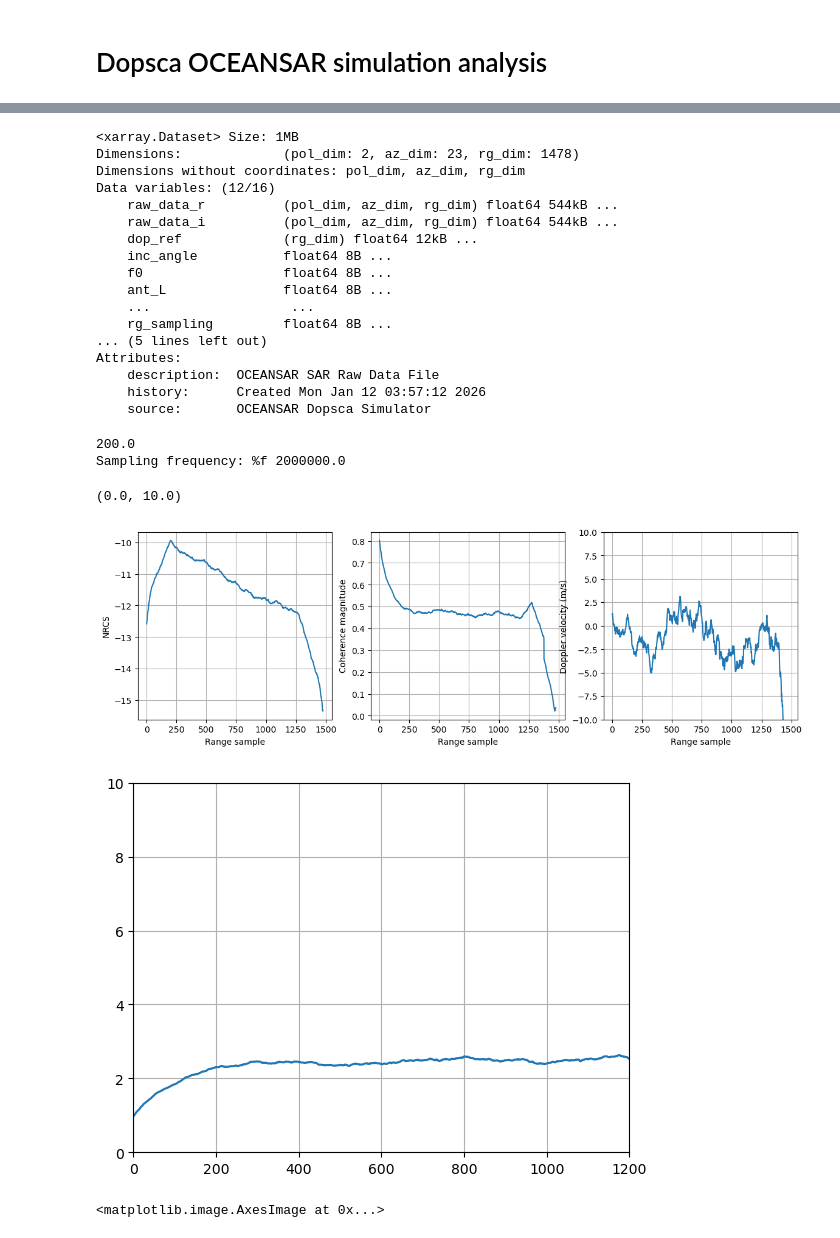
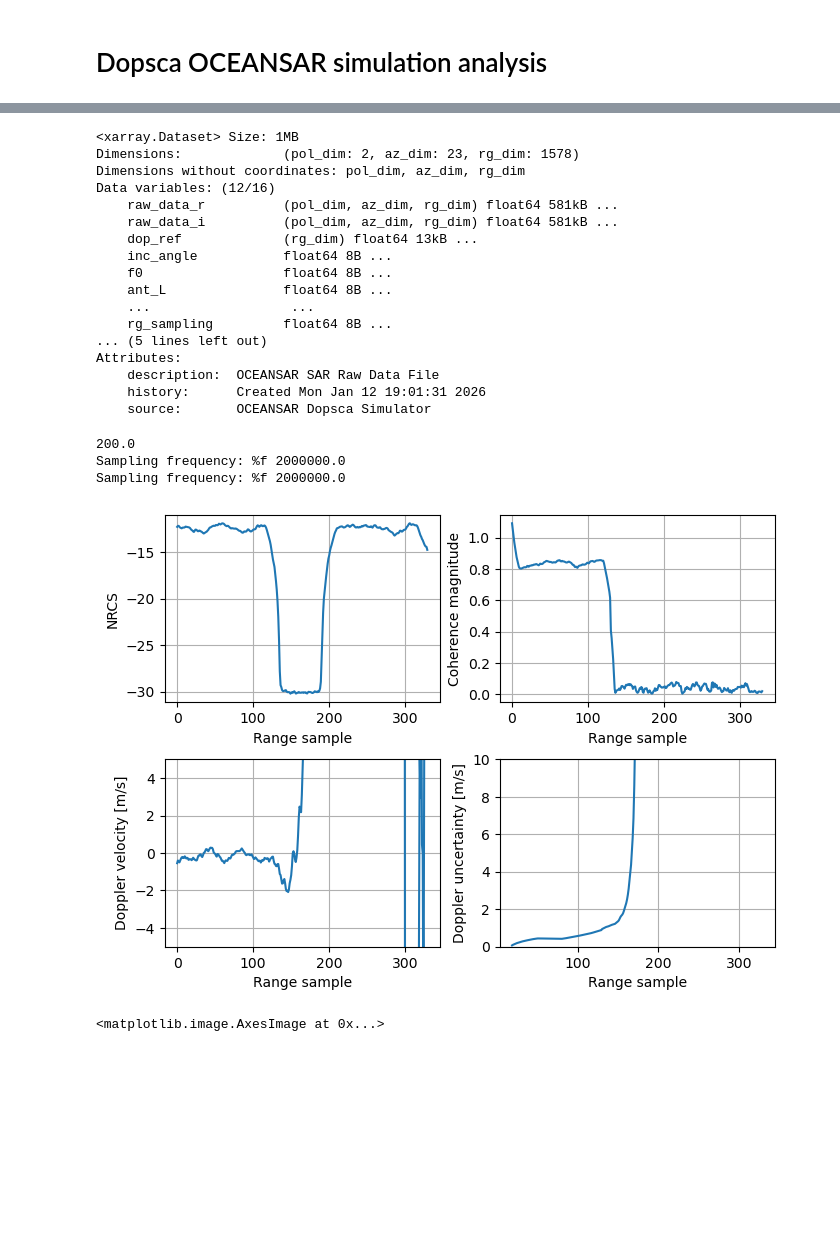
Before and after one commit to pakodekker/oceansar, a Jupyter notebook: Notebooks/dopsca_view.ipynb, the cells around one changed output, grey strips where cells are left out. Cells and saved outputs as stored; diff of their text form; code cells hidden in the pictures; blank space fills up the shorter version.

```diff
--- a/Notebooks/dopsca_view.ipynb
+++ b/Notebooks/dopsca_view.ipynb
@@ -12,16 +14,16 @@ import drama.performance.oscillators as drosc
 # %%
-rawfile = "/Users/plopezdekker/LocalDATA/OceanSAR/dopsca_test_16x15km/raw_data.nc"
+rawfile = "/Users/plopezdekker/LocalDATA/OceanSAR/dopsca_test_16x1km/raw_data.nc"
 scaraw  = xr.open_dataset(rawfile)
 # %%
 scaraw
 # %% [output]
 <xarray.Dataset> Size: 1MB
-Dimensions:             (pol_dim: 2, az_dim: 23, rg_dim: 1478)
+Dimensions:             (pol_dim: 2, az_dim: 23, rg_dim: 1578)
 Dimensions without coordinates: pol_dim, az_dim, rg_dim
 Data variables: (12/16)
-    raw_data_r          (pol_dim, az_dim, rg_dim) float64 544kB ...
-    raw_data_i          (pol_dim, az_dim, rg_dim) float64 544kB ...
-    dop_ref             (rg_dim) float64 12kB ...
+    raw_data_r          (pol_dim, az_dim, rg_dim) float64 581kB ...
+    raw_data_i          (pol_dim, az_dim, rg_dim) float64 581kB ...
+    dop_ref             (rg_dim) float64 13kB ...
     inc_angle           float64 8B ...
     f0                  float64 8B ...
     ant_L               float64 8B ...
@@ -30,59 +32,69 @@ Data variables: (12/16)
 ... (5 lines left out)
 Attributes:
     description:  OCEANSAR SAR Raw Data File
-    history:      Created Mon Jan 12 03:57:12 2026
+    history:      Created Mon Jan 12 19:01:31 2026
     source:       OCEANSAR Dopsca Simulator
 # %%
-
-# nrcs = scaraw['raw_data_r'].values**2 + scaraw['raw_data_i'].values**2
-# plt.figure()
-# plt.plot(nrcs[1,1])
-print(1e-4*scaraw.rg_sampling.values)
 def dpsca_coh(scaraw, rg_ml=None):
     fs = scaraw.rg_sampling.values
     print("Sampling frequency: %f", fs)
     subpulse_length = scaraw.subpulse_length.values
     offset_smp = subpulse_length * fs
     prof =  scaraw['raw_data_r'].values + 1j * scaraw['raw_data_i'].values
     prof_corr = np.roll(prof,-int(offset_smp), axis=2)
     corr = prof_corr * np.conj(prof)
     nrcs_prof = np.abs(prof)**2
     if rg_ml is None:
         coh = np.mean(corr[:,:], axis=1) / np.sqrt(np.mean(np.abs(prof[:,:])**2, axis=1) * np.mean(np.abs(prof_corr[:,:])**2, axis=1))
         nrcs_prof = np.mean(nrcs_prof, axis=1)
     else:
         nrcs_prof = drtls.smooth(np.mean(nrcs_prof, axis=1), rg_ml, axis=1)
         corr = drtls.smooth(np.mean(corr, axis=1), rg_ml, axis=1)
         coh = corr/np.sqrt(nrcs_prof*np.roll(nrcs_prof,-int(offset_smp),axis=1))
     return nrcs_prof, coh
 
-nrcs_prof, coh = dpsca_coh(scaraw, rg_ml=200)
-fig, axs = plt.subplots(1,3, figsize=(14,4))
-axs[0].plot(drtls.db(nrcs_prof[1]))
-axs[0].set_xlabel('Range sample')
-axs[0].set_ylabel('NRCS')
-axs[1].plot(np.abs(coh[1]))
-axs[1].set_xlabel('Range sample')
-axs[1].set_ylabel('Coherence magnitude')
-rvel = np.angle(coh)/(2*np.pi*scaraw.subpulse_length.values)*3e8/2/scaraw.f0.values
-axs[2].plot(rvel[1])
-axs[2].set_xlabel('Range sample')
-axs[2].set_ylabel('Doppler velocity (m/s)')
-axs[2].set_ylim(-10,10)
-for ax in axs:
-    ax.grid()
-plt.figure()
-nlk = 100 * 23
-plt.plot(np.sqrt((1. - np.abs(coh[1]) ** 2.) / (2. * nlk * np.abs(coh[1]) ** 2.))/(2*np.pi*scaraw.subpulse_length.values)*3e8/2/scaraw.f0.values)
-plt.xlim(0,1200)
-plt.grid()
-plt.ylim(0,10)
+def plot_dpsca(scaraw, nrcs_prof, coh_20, coh_200, nrglk, fontsize=10):
+    # Page settings
+    page_width_in = 8.27      # A4 width in inches; use 8.5 for Letter
+    left_margin = 0.75       # inches
+    right_margin = 0.75      # inches
+    # Compute figure size
+    fig_width = page_width_in - left_margin - right_margin
+    fig_height = 10 * (fig_width / 14.0)   # scale original height (14x3.5 -> keep aspect). Adjust as you like.
+    # Set global font size
+    plt.rcParams.update({'font.size': fontsize})
+    # Create figure sized to page width (with margins considered)
+    fig, axs = plt.subplots(2, 2, figsize=(fig_width, fig_height), constrained_layout=True)
+
+    axs[0,0].plot(drtls.db(nrcs_prof[1]))
+    axs[0,0].set_xlabel('Range sample')
+    axs[0,0].set_ylabel('NRCS')
+    axs[0,1].plot(np.abs(coh_20[1]))
+    axs[0,1].set_xlabel('Range sample')
+    axs[0,1].set_ylabel('Coherence magnitude')
+    rvel = np.angle(coh_200)/(2*np.pi*scaraw.subpulse_length.values)*3e8/2/scaraw.f0.values
+    axs[1,0].plot(rvel[1])
+    axs[1,0].set_xlabel('Range sample')
+    axs[1,0].set_ylabel('Doppler velocity [m/s]')
+    axs[1,0].set_ylim(-5,5)
+    nlk = nrglk * scaraw['raw_data_r'].values.shape[1]
+    axs[1,1].plot(np.sqrt((1. - np.abs(coh_200[1]) ** 2.) / (2. * nlk * np.abs(coh_200[1]) ** 2.))/(2*np.pi*scaraw.subpulse_length.values)*3e8/2/scaraw.f0.values)
+    axs[1,1].set_xlabel('Range sample')
+    axs[1,1].set_ylabel('Doppler uncertainty [m/s]')
+    axs[1,1].set_ylim(0,10)
+    #plt.tight_layout()
+    for ax in axs.flatten():
+        ax.grid()
+
+rml2 = 100
+nrcs_prof, coh_20 = dpsca_coh(scaraw, rg_ml=20)
+nrcs_prof_200, coh_200 = dpsca_coh(scaraw, rg_ml=rml2)
+plot_dpsca(scaraw, nrcs_prof, coh_20, coh_200, rml2,fontsize=10)
 # %% [output]
 200.0
 Sampling frequency: %f 2000000.0
+Sampling frequency: %f 2000000.0
-(0.0, 10.0)
-[figure, old version]
+[figure, new version]
-[figure, removed]
 # %%
 plt.imshow(np.isnan(np.abs(prof[1])))
 # %% [output]
```
Also changed, not shown: parts of 2 cells of this notebook, 2 other files.
